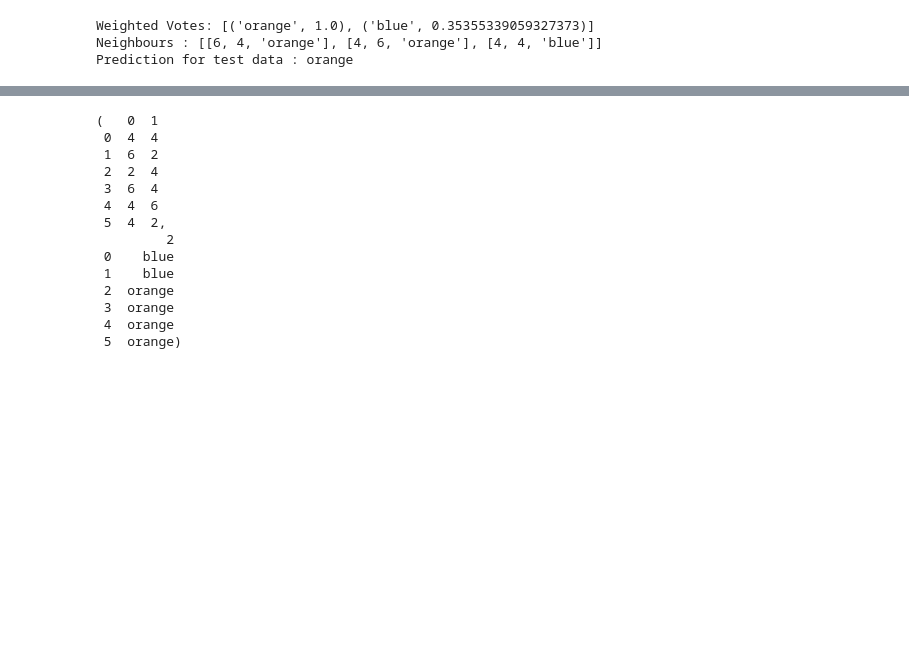
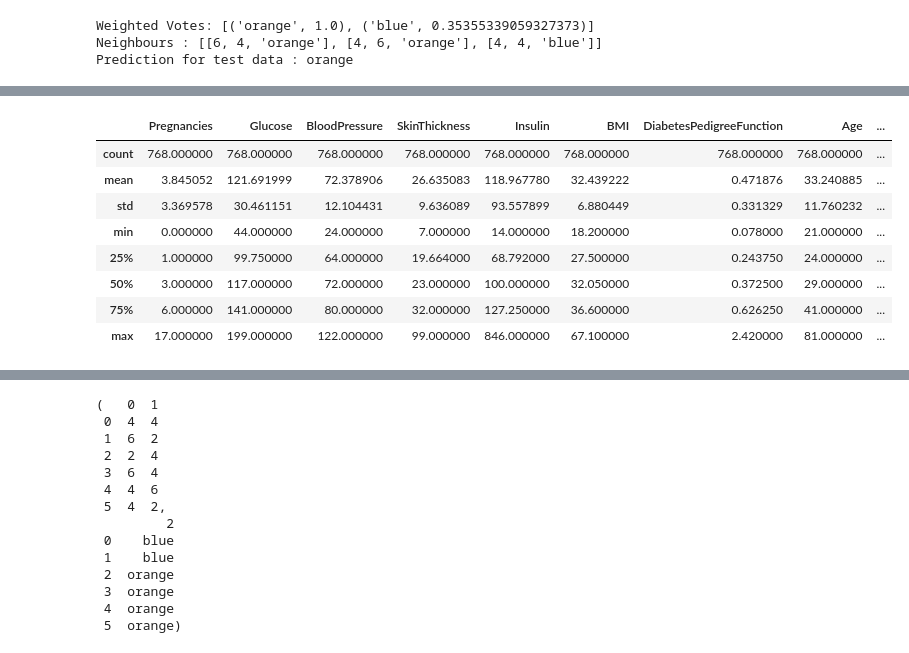
Before and after one commit to LucienCastle/DA, a Jupyter notebook: KNN/Knn.ipynb, the cells around one changed output, grey strips where cells are left out. Saved outputs shown, nothing was run; the diff lists cells and outputs as text; code cells hidden in the pictures; blank space fills up the shorter version.

```diff
--- a/KNN/Knn.ipynb
+++ b/KNN/Knn.ipynb
@@ -103,0 +161,48 @@ Prediction for test data : orange
+# %%
+'''Handling zero values'''
+df1 = pdata.loc[pdata['Outcome'] == 1]
+df2 = pdata.loc[pdata['Outcome'] == 0]
+df1 = df1.replace({'BloodPressure':0}, np.median(df1['BloodPressure']))
+df2 = df2.replace({'BloodPressure':0}, np.median(df2['BloodPressure']))
+dataframe = [df1, df2]
+pdata = pd.concat(dataframe)
+
+df1B = pdata.loc[pdata['Outcome'] == 1]
+df2B = pdata.loc[pdata['Outcome'] == 0]
+df1B = df1B.replace({'BMI':0}, np.mean(df1B['BMI']))
+df2B = df2B.replace({'BMI':0}, np.mean(df2B['BMI']))
+dataframe = [df1B, df2B]
+pdata = pd.concat(dataframe)
+
+df1G = pdata.loc[pdata['Outcome'] == 1]
+df2G = pdata.loc[pdata['Outcome'] == 0]
+df1G = df1G.replace({'Glucose':0}, np.mean(df1G['Glucose']))
+df2G = df2G.replace({'Glucose':0}, np.mean(df2G['Glucose']))
+dataframe = [df1G, df2G]
+pdata = pd.concat(dataframe)
+
+df1I = pdata.loc[pdata['Outcome'] == 1]
+df2I = pdata.loc[pdata['Outcome'] == 0]
+df1I = df1I.replace({'Insulin':0}, np.mean(df1I['Insulin']))
+df2I = df2I.replace({'Insulin':0}, np.mean(df2I['Insulin']))
+dataframe = [df1I, df2I]
+pdata = pd.concat(dataframe)
+
+df1S = pdata.loc[pdata['Outcome'] == 1]
+df2S = pdata.loc[pdata['Outcome'] == 0]
+df1S = df1S.replace({'SkinThickness':0}, np.mean(df1S['SkinThickness']))
+df2S = df2S.replace({'SkinThickness':0}, np.mean(df2S['SkinThickness']))
+dataframe = [df1S, df2S]
+pdata = pd.concat(dataframe)
+# %%
+pdata.describe()
+# %% [output]
+|  | Pregnancies | Glucose | BloodPressure | SkinThickness | Insulin | BMI | DiabetesPedigreeFunction | Age | ... |
+| count | 768.000000 | 768.000000 | 768.000000 | 768.000000 | 768.000000 | 768.000000 | 768.000000 | 768.000000 | ... |
+| mean | 3.845052 | 121.691999 | 72.378906 | 26.635083 | 118.967780 | 32.439222 | 0.471876 | 33.240885 | ... |
+| std | 3.369578 | 30.461151 | 12.104431 | 9.636089 | 93.557899 | 6.880449 | 0.331329 | 11.760232 | ... |
+| min | 0.000000 | 44.000000 | 24.000000 | 7.000000 | 14.000000 | 18.200000 | 0.078000 | 21.000000 | ... |
+| 25% | 1.000000 | 99.750000 | 64.000000 | 19.664000 | 68.792000 | 27.500000 | 0.243750 | 24.000000 | ... |
+| 50% | 3.000000 | 117.000000 | 72.000000 | 23.000000 | 100.000000 | 32.050000 | 0.372500 | 29.000000 | ... |
+| 75% | 6.000000 | 141.000000 | 80.000000 | 32.000000 | 127.250000 | 36.600000 | 0.626250 | 41.000000 | ... |
+| max | 17.000000 | 199.000000 | 122.000000 | 99.000000 | 846.000000 | 67.100000 | 2.420000 | 81.000000 | ... |
```
Also changed, not shown: parts of 18 cells of this notebook, 1 other file.
